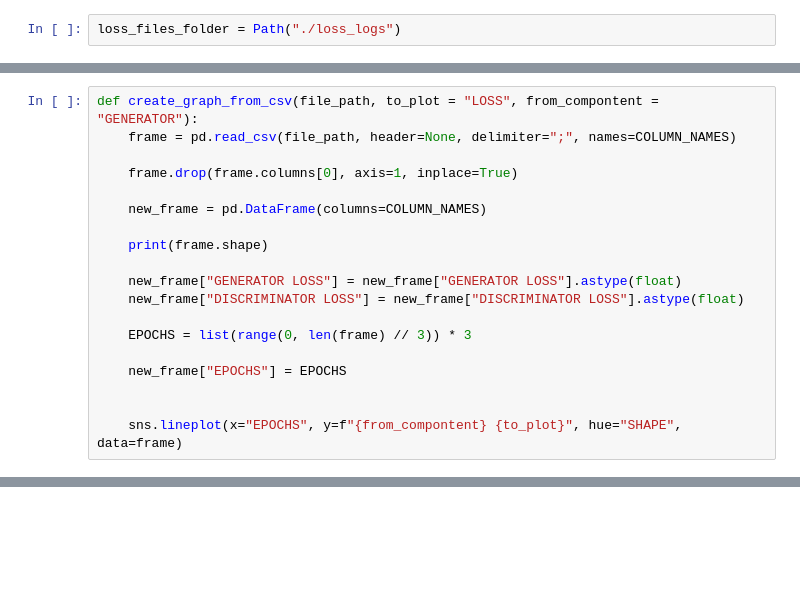
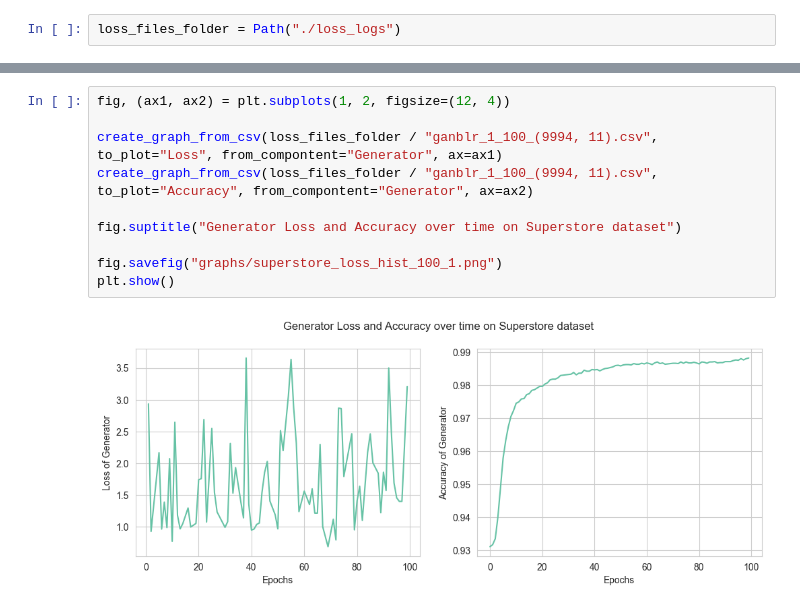
Before and after one commit to WiInfFelix/ganblr_impl, a Jupyter notebook: data_analysis.ipynb, the cells around one changed output, grey strips where cells are left out. Drawn from its saved outputs; the diff is of its cells as text; blank space fills up the shorter version.

```diff
--- a/data_analysis.ipynb
+++ b/data_analysis.ipynb
@@ -17,19 +17,0 @@ COLUMN_NAMES = ["EPOCHS", "CURRENT_EPOCH", "K", "SHAPE", "GENERATOR LOSS", "GENE
-# %%
-def create_graph_from_csv(file_path, to_plot = "LOSS", from_compontent = "GENERATOR"):
-    frame = pd.read_csv(file_path, header=None, delimiter=";", names=COLUMN_NAMES)
-
-    frame.drop(frame.columns[0], axis=1, inplace=True)
-
-    new_frame = pd.DataFrame(columns=COLUMN_NAMES)
-
-    print(frame.shape)
-
-    new_frame["GENERATOR LOSS"] = new_frame["GENERATOR LOSS"].astype(float)
-    new_frame["DISCRIMINATOR LOSS"] = new_frame["DISCRIMINATOR LOSS"].astype(float)
-
-    EPOCHS = list(range(0, len(frame) // 3)) * 3
-
-    new_frame["EPOCHS"] = EPOCHS
-
-
-    sns.lineplot(x="EPOCHS", y=f"{from_compontent} {to_plot}", hue="SHAPE", data=frame)
@@ -71,0 +65,12 @@ sns.lineplot(x="EPOCH", y="GENERATOR LOSS", hue="SHAPE", data=loss_small)
+# %%
+fig, (ax1, ax2) = plt.subplots(1, 2, figsize=(12, 4))
+
+create_graph_from_csv(loss_files_folder / "ganblr_1_100_(9994, 11).csv", to_plot="Loss", from_compontent="Generator", ax=ax1)
+create_graph_from_csv(loss_files_folder / "ganblr_1_100_(9994, 11).csv", to_plot="Accuracy", from_compontent="Generator", ax=ax2)
+
+fig.suptitle("Generator Loss and Accuracy over time on Superstore dataset")
+
+fig.savefig("graphs/superstore_loss_hist_100_1.png")
+plt.show()
+# %% [output]
+[figure, added]
```
Also changed, not shown: parts of 16 cells of this notebook, 40 other files.
